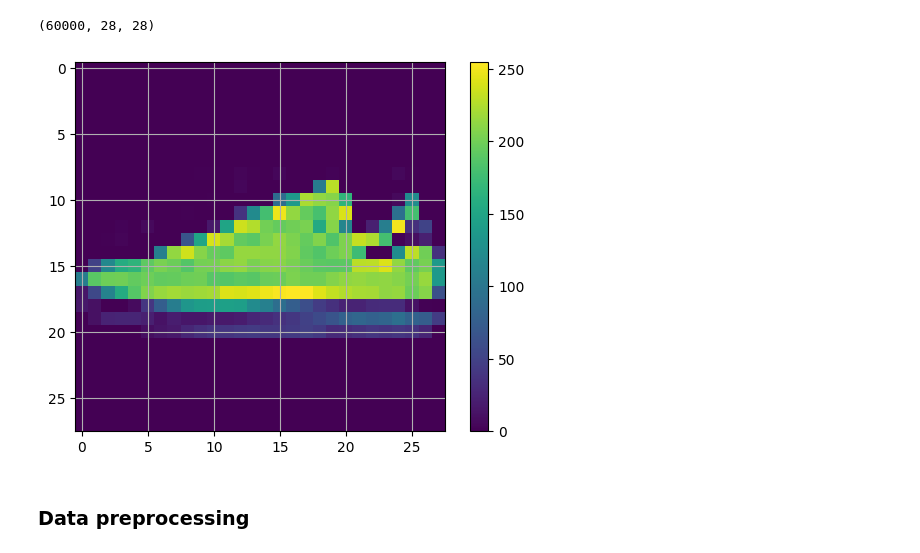
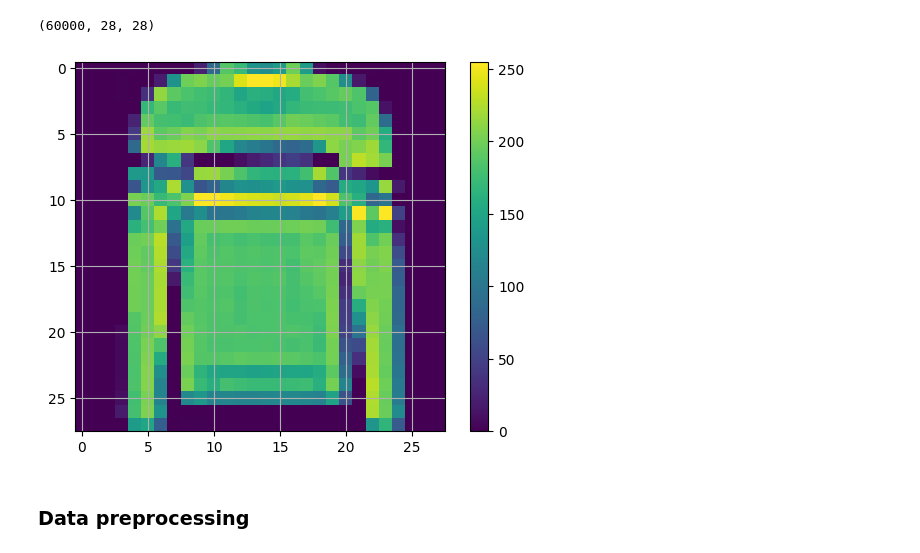
Before and after one commit to Phanxv/Machine-Learning-Sandbox, a Jupyter notebook: TensorFlow.ipynb, the cells around one changed output. Drawn from its saved outputs; the diff is of its cells as text; code cells hidden in the pictures.

```diff
--- a/TensorFlow.ipynb
+++ b/TensorFlow.ipynb
@@ -527,12 +536,12 @@ class_names = ['T-shirt/top', 'Trouser', 'Pullover', 'Dress', 'Coat',
                'Sandal', 'Shirt', 'Sneaker', 'Bag', 'Ankle boot']
 # %%
 plt.figure()
-plt.imshow(fashion_train_images[6])
+plt.imshow(fashion_train_images[5])
 plt.colorbar()
 plt.grid(True)
 plt.show()
 # %% [output]
-[figure, old version]
+[figure, new version]
 # %% [markdown]
 ### Data preprocessing
 # %%
```
Also changed, not shown: parts of 1 cell of this notebook, 4 other files.
